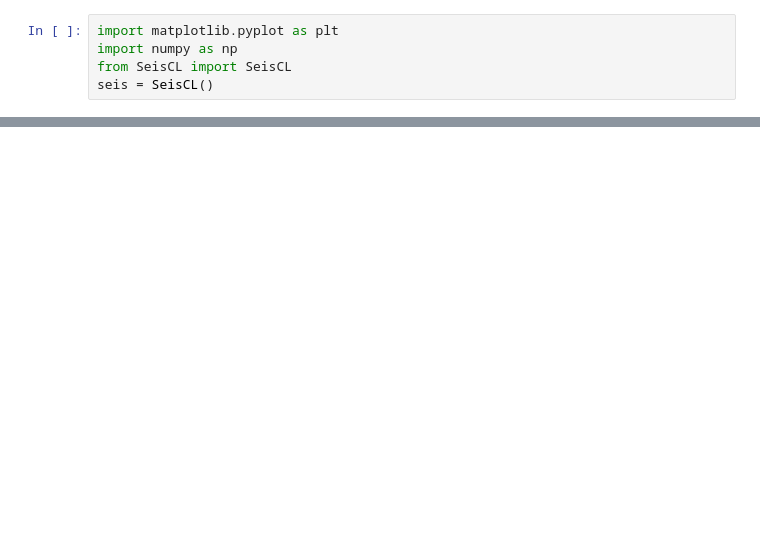
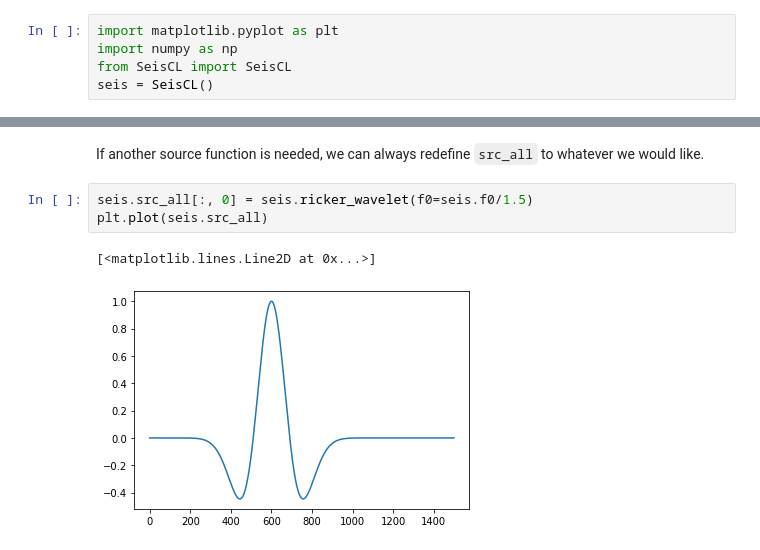
Before and after one commit to gfabieno/SeisCL, a Jupyter notebook: Tutorial/Sources&Receivers.ipynb, the cells around one changed output, grey strips where cells are left out. Drawn from its saved outputs; the diff is of its cells as text; blank space fills up the shorter version.

```diff
--- a/Tutorial/Sources&Receivers.ipynb
+++ b/Tutorial/Sources&Receivers.ipynb
@@ -198,0 +98,8 @@ plt.show()
+# %% [markdown]
+If another source function is needed, we can always redefine `src_all` to whatever we would like.
+# %%
+seis.src_all[:, 0] = seis.ricker_wavelet(f0=seis.f0/1.5)
+plt.plot(seis.src_all)
+# %% [output]
+[<matplotlib.lines.Line2D at 0x...>]
+[figure, added]
```
Also changed, not shown: parts of 55 cells of this notebook, 7 other files.
